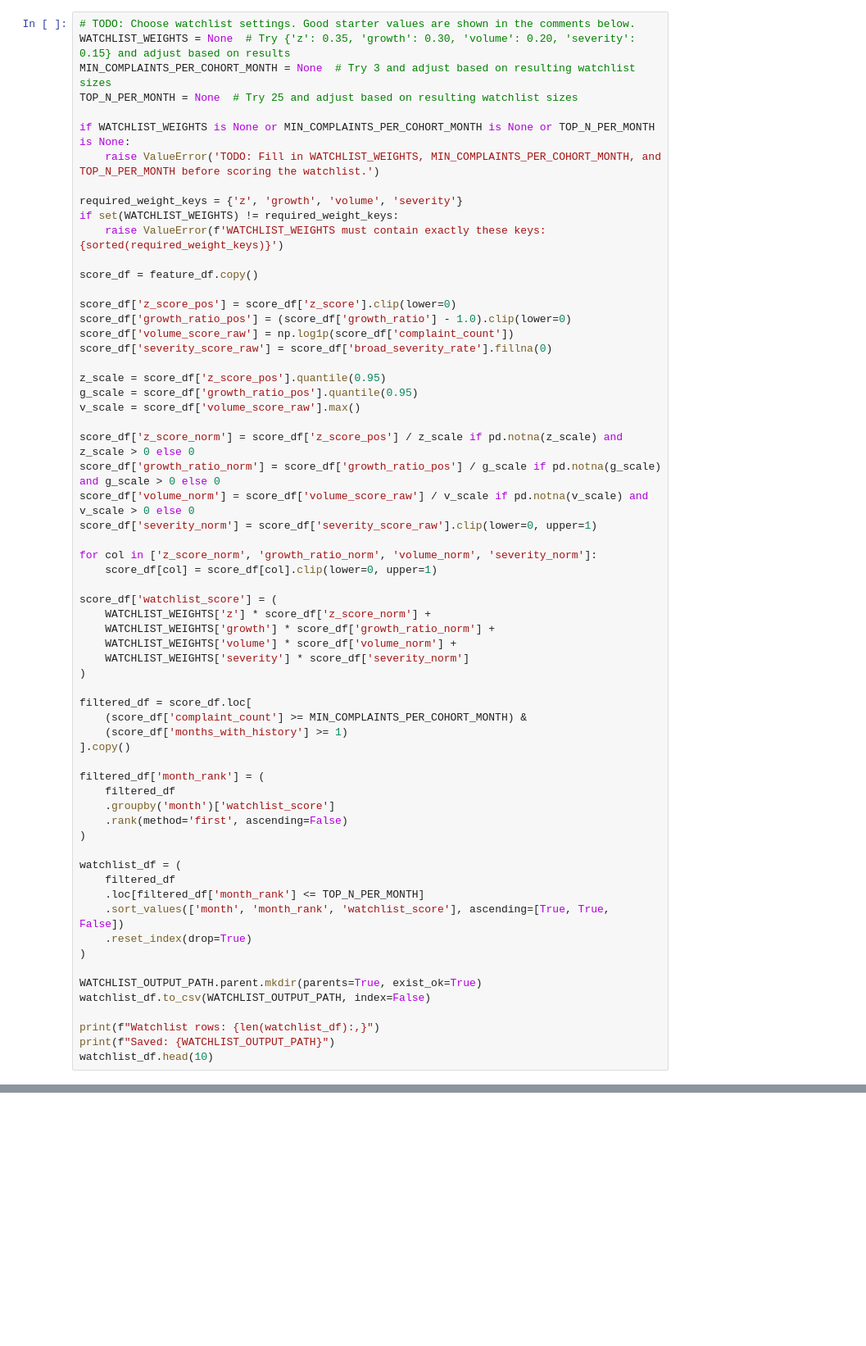
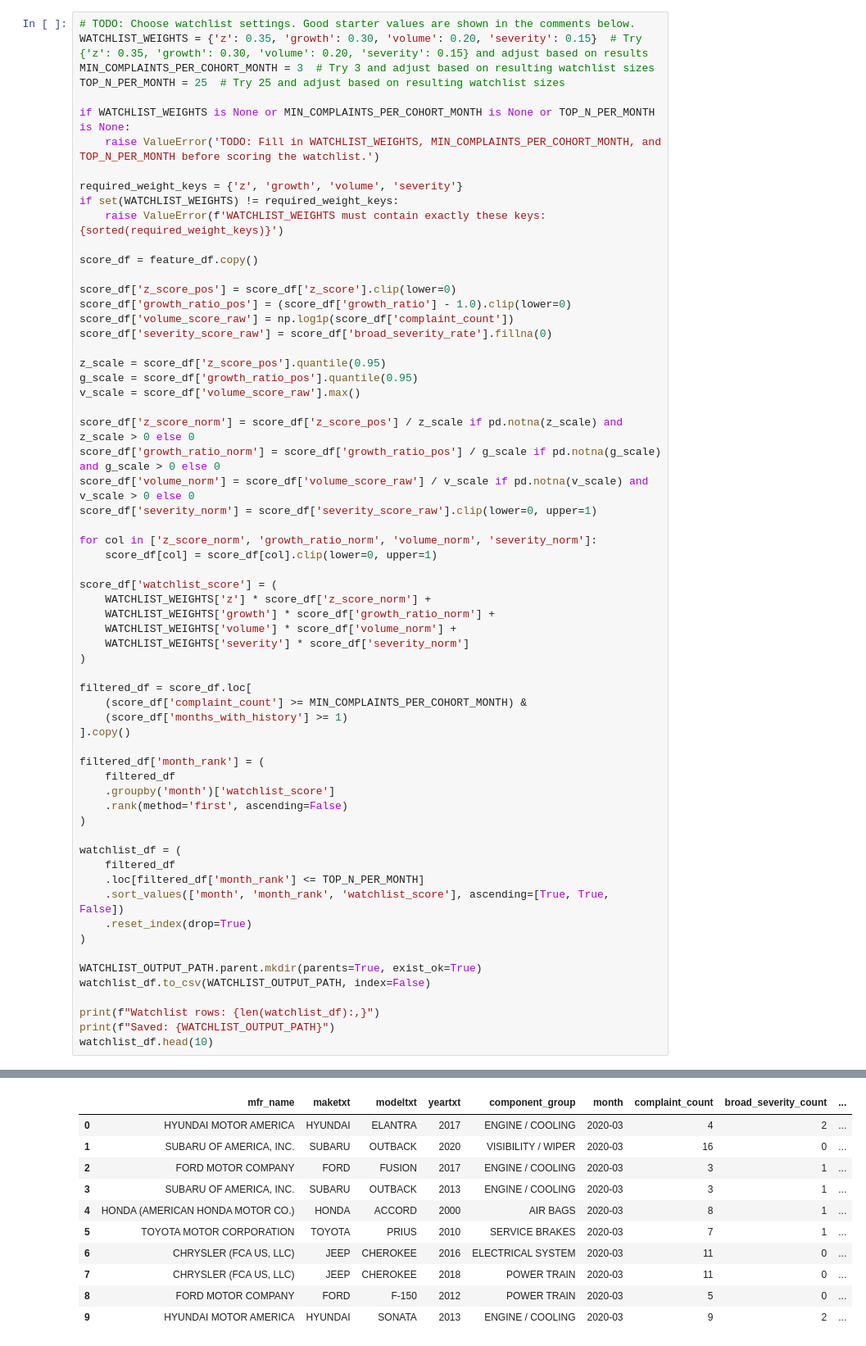
Before and after one commit to DavisM1212/NHTSA-ODI-Complaint-Analytics, a Jupyter notebook: notebooks/NLP_Early_Warning_Framework.ipynb, the cells around one changed output, grey strips where cells are left out. Shown at 82% size. Drawn from its saved outputs; the diff is of its cells as text; blank space fills up the shorter version.

```diff
--- a/notebooks/NLP_Early_Warning_Framework.ipynb
+++ b/notebooks/NLP_Early_Warning_Framework.ipynb
@@ -204,9 +234,9 @@ Then keep rows where:
 - min complaints and top kept complaints >= set values
 # %%
 # TODO: Choose watchlist settings. Good starter values are shown in the comments below.
-WATCHLIST_WEIGHTS = None  # Try {'z': 0.35, 'growth': 0.30, 'volume': 0.20, 'severity': 0.15} and adjust based on results
-MIN_COMPLAINTS_PER_COHORT_MONTH = None  # Try 3 and adjust based on resulting watchlist sizes
-TOP_N_PER_MONTH = None  # Try 25 and adjust based on resulting watchlist sizes
+WATCHLIST_WEIGHTS = {'z': 0.35, 'growth': 0.30, 'volume': 0.20, 'severity': 0.15}  # Try {'z': 0.35, 'growth': 0.30, 'volume': 0.20, 'severity': 0.15} and adjust based on results
+MIN_COMPLAINTS_PER_COHORT_MONTH = 3  # Try 3 and adjust based on resulting watchlist sizes
+TOP_N_PER_MONTH = 25  # Try 25 and adjust based on resulting watchlist sizes
 
 if WATCHLIST_WEIGHTS is None or MIN_COMPLAINTS_PER_COHORT_MONTH is None or TOP_N_PER_MONTH is None:
     raise ValueError('TODO: Fill in WATCHLIST_WEIGHTS, MIN_COMPLAINTS_PER_COHORT_MONTH, and TOP_N_PER_MONTH before scoring the watchlist.')
@@ -265,3 +295,4 @@ watchlist_df.to_csv(WATCHLIST_OUTPUT_PATH, index=False)
 print(f"Watchlist rows: {len(watchlist_df):,}")
 print(f"Saved: {WATCHLIST_OUTPUT_PATH}")
 watchlist_df.head(10)
+# %% [output]
@@ -267,0 +301,11 @@ watchlist_df.head(10)
+|  | mfr_name | maketxt | modeltxt | yeartxt | component_group | month | complaint_count | broad_severity_count | ... |
+| 0 | HYUNDAI MOTOR AMERICA | HYUNDAI | ELANTRA | 2017 | ENGINE / COOLING | 2020-03 | 4 | 2 | ... |
+| 1 | SUBARU OF AMERICA, INC. | SUBARU | OUTBACK | 2020 | VISIBILITY / WIPER | 2020-03 | 16 | 0 | ... |
+| 2 | FORD MOTOR COMPANY | FORD | FUSION | 2017 | ENGINE / COOLING | 2020-03 | 3 | 1 | ... |
+| 3 | SUBARU OF AMERICA, INC. | SUBARU | OUTBACK | 2013 | ENGINE / COOLING | 2020-03 | 3 | 1 | ... |
+| 4 | HONDA (AMERICAN HONDA MOTOR CO.) | HONDA | ACCORD | 2000 | AIR BAGS | 2020-03 | 8 | 1 | ... |
+| 5 | TOYOTA MOTOR CORPORATION | TOYOTA | PRIUS | 2010 | SERVICE BRAKES | 2020-03 | 7 | 1 | ... |
+| 6 | CHRYSLER (FCA US, LLC) | JEEP | CHEROKEE | 2016 | ELECTRICAL SYSTEM | 2020-03 | 11 | 0 | ... |
+| 7 | CHRYSLER (FCA US, LLC) | JEEP | CHEROKEE | 2018 | POWER TRAIN | 2020-03 | 11 | 0 | ... |
+| 8 | FORD MOTOR COMPANY | FORD | F-150 | 2012 | POWER TRAIN | 2020-03 | 5 | 0 | ... |
+| 9 | HYUNDAI MOTOR AMERICA | HYUNDAI | SONATA | 2013 | ENGINE / COOLING | 2020-03 | 9 | 2 | ... |
```
Also changed, not shown: parts of 8 cells of this notebook, 1 other file.
